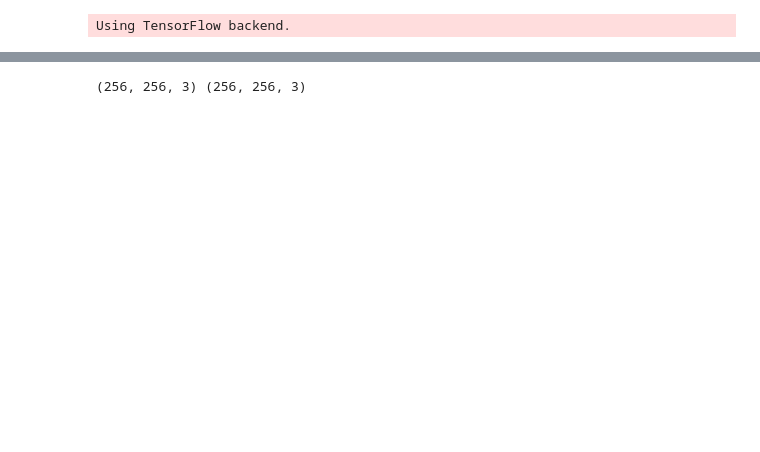
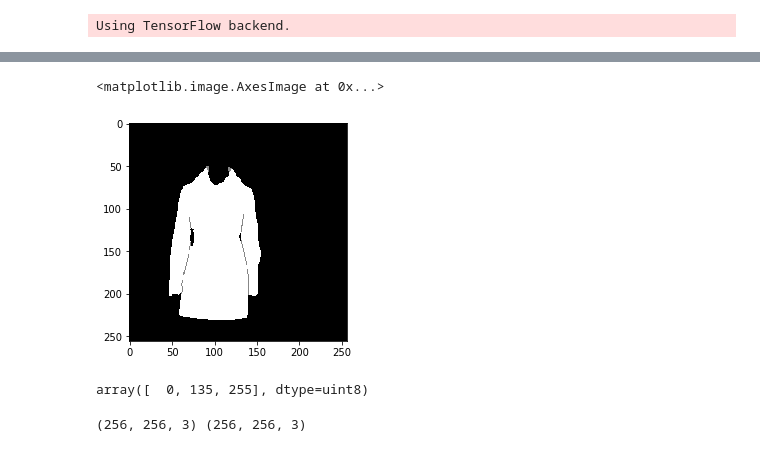
Before and after one commit to Avi-avidan/pix2pix, a Jupyter notebook: train_pix2pix.ipynb, the cells around one changed output, grey strips where cells are left out. Saved outputs shown, nothing was run; the diff lists cells and outputs as text; code cells hidden in the pictures; blank space fills up the shorter version.

```diff
--- a/train_pix2pix.ipynb
+++ b/train_pix2pix.ipynb
@@ -49,3 +67,12 @@ data size: 399
+# %%
+plt.imshow(np.array(np.array(test_labels[3][:,:,[2,1,0]]+1)*127.5, dtype=np.uint8))
+# %% [output]
+<matplotlib.image.AxesImage at 0x...>
+[figure, added]
+# %%
+np.unique(test_label)
+# %% [output]
+array([  0, 135, 255], dtype=uint8)
 # %%
 print(test_img.shape, test_label.shape)
 # %% [output]
```
Also changed, not shown: parts of 21 cells of this notebook, 4 other files.
